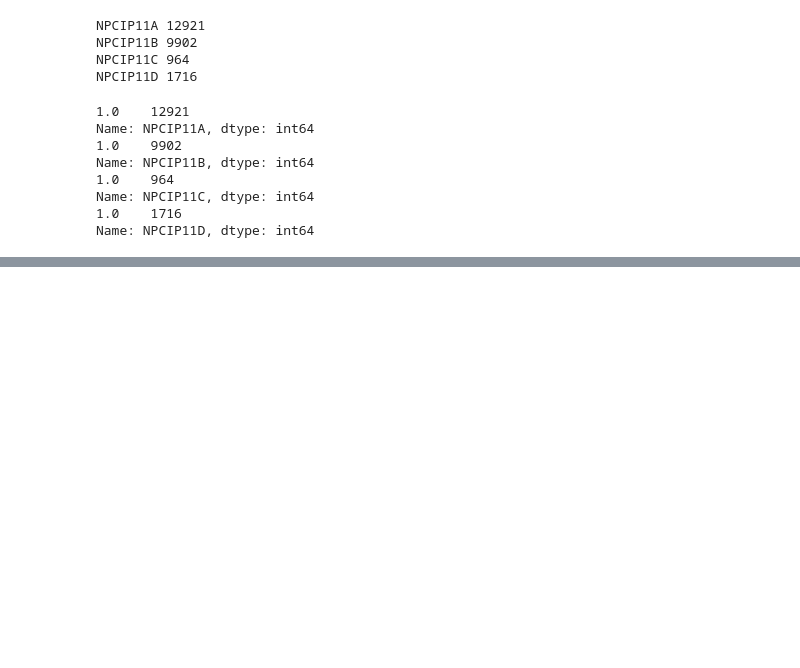
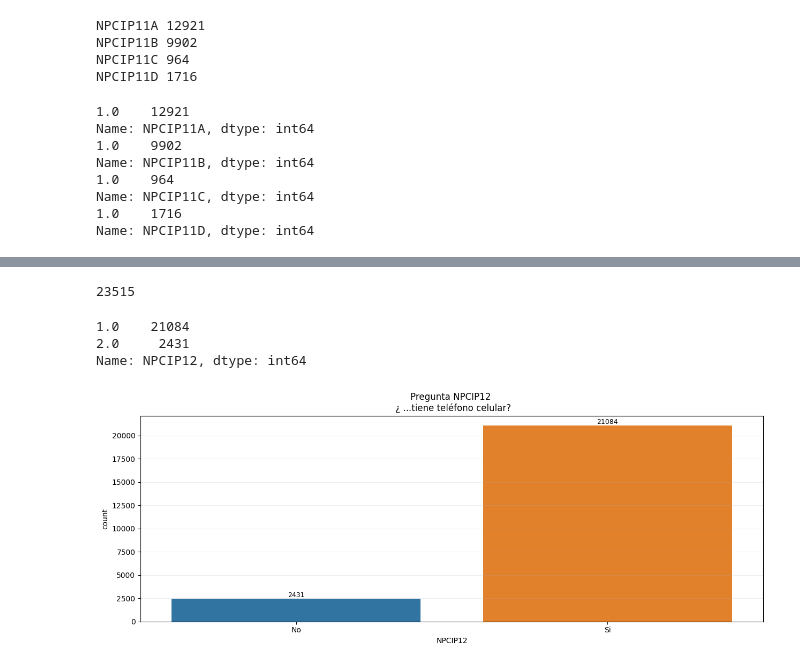
Before and after one commit to pinnzonandres/Encuesta-Multiproposito-Suba, a Jupyter notebook: Jupyter Scripts/8 - Parte EDA & Limpieza - Sección NPCIP.ipynb, the cells around one changed output, grey strips where cells are left out. Cells and saved outputs as stored; diff of their text form; code cells hidden in the pictures; blank space fills up the shorter version.

```diff
--- a/Jupyter Scripts/8 - Parte EDA & Limpieza - Sección NPCIP.ipynb
+++ b/Jupyter Scripts/8 - Parte EDA & Limpieza - Sección NPCIP.ipynb
@@ -550,0 +558,26 @@ Name: NPCIP11D, dtype: int64
+# %%
+data['NPCIP12'].count()
+# %% [output]
+23515
+# %%
+data['NPCIP12'].value_counts()
+# %% [output]
+1.0    21084
+2.0     2431
+Name: NPCIP12, dtype: int64
+# %%
+data = data.replace({'NPCIP12':2},0)
+# %%
+fig, ax = plt.subplots(figsize=(15, 5))
+g = sns.countplot(ax=ax, data = data, x ='NPCIP12')
+
+for bars in ax.containers:
+    ax.bar_label(bars, fmt='%.0f', fontsize=9)
+
+ax.set_title('Pregunta NPCIP12 \n ¿ ...tiene teléfono celular?')
+ax.set_xticklabels(['No','Si'])
+
+plt.grid(alpha = 0.2, axis = 'y')
+plt.show()
+# %% [output]
+[figure, added]
```
Also changed, not shown: parts of 48 cells of this notebook, 3 other files.
